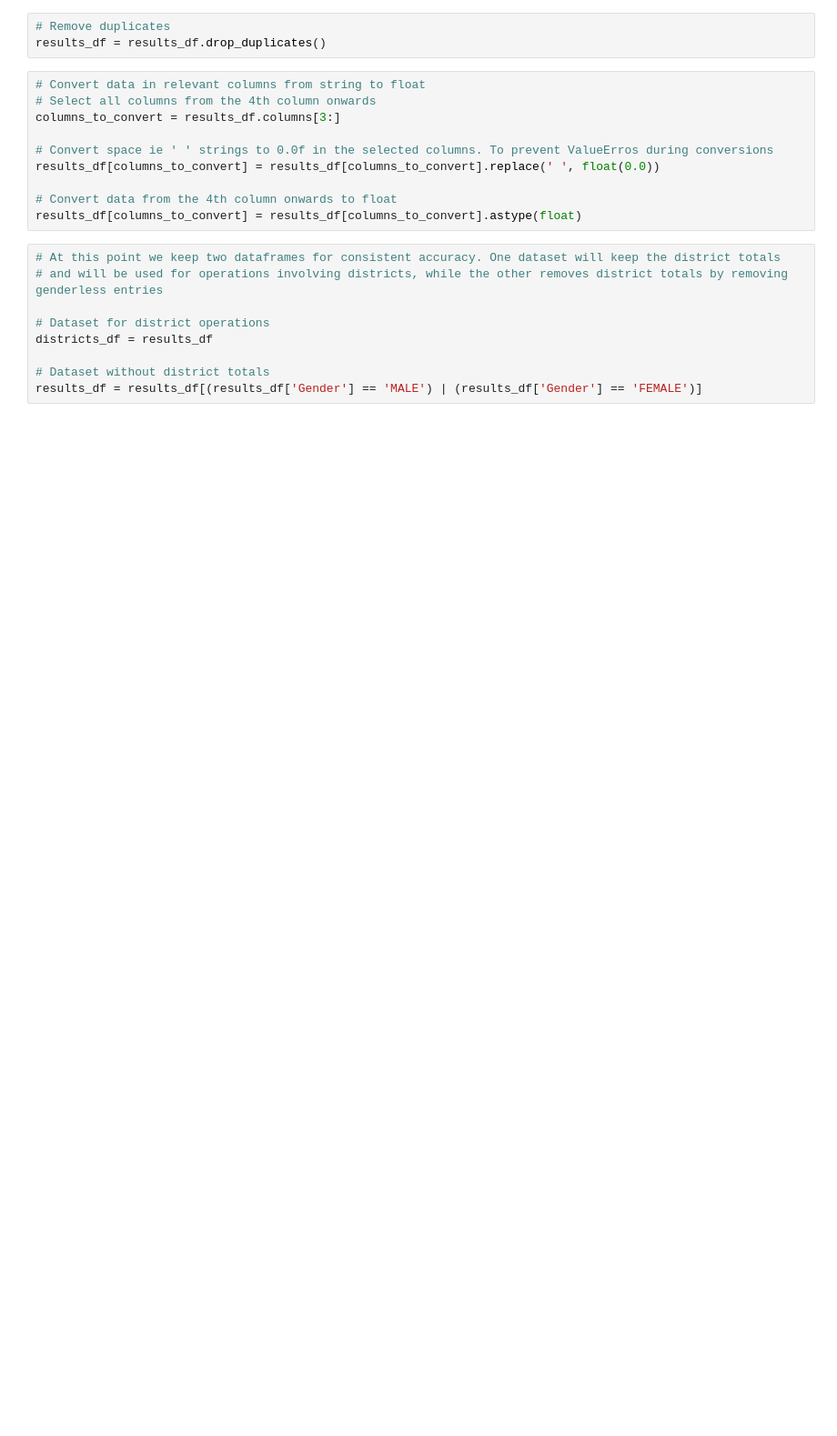
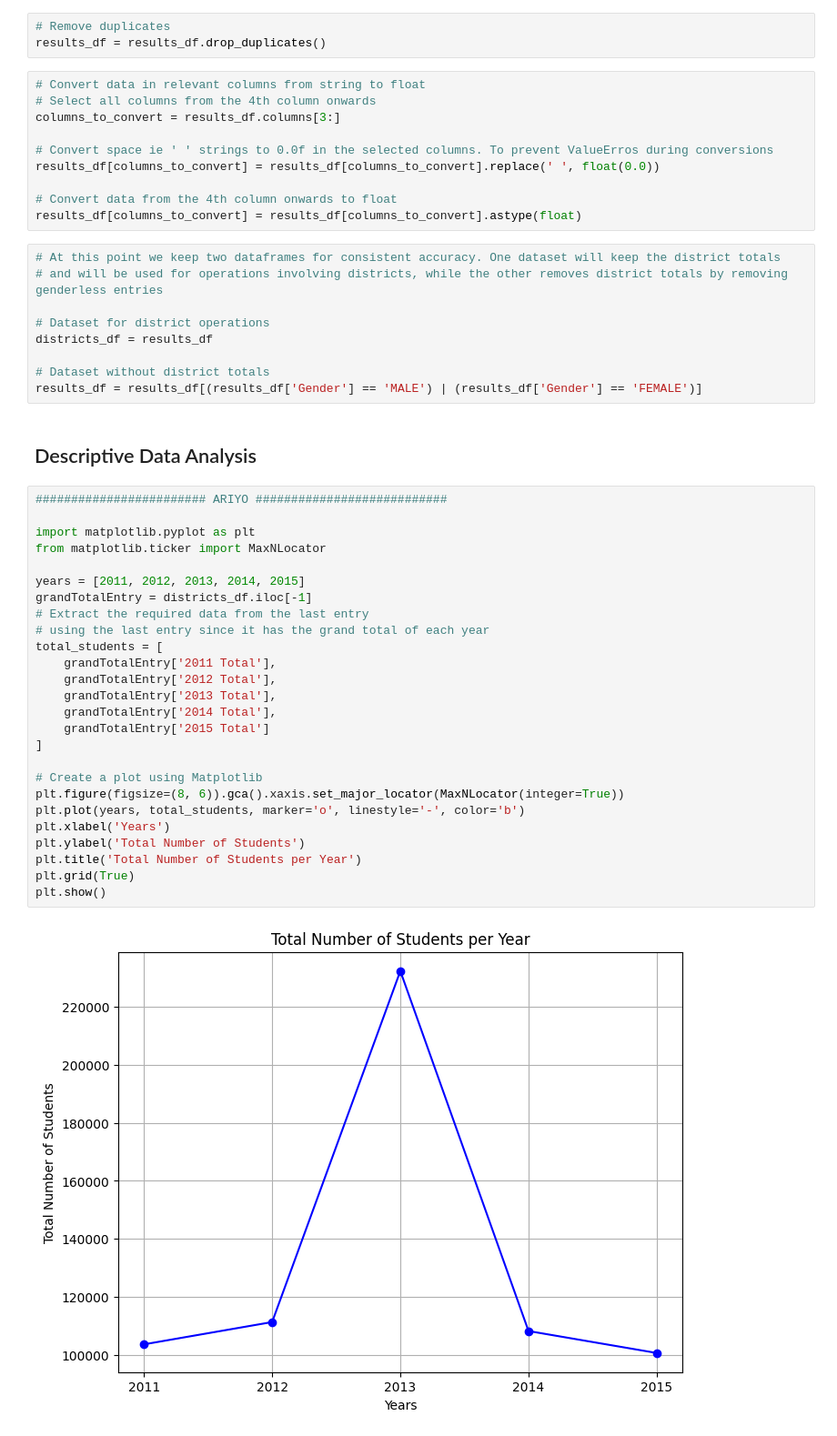
Before and after one commit to MickFrog/uace-analysis, a Jupyter notebook: uace_analysis.ipynb, the cells around one changed output. Shown at 91% size. Drawn from its saved outputs; the diff is of its cells as text; blank space fills up the shorter version.

Commit message:
Add descriptive analysis + general perfomance

```diff
--- a/uace_analysis.ipynb
+++ b/uace_analysis.ipynb
@@ -152,3 +188,33 @@ districts_df = results_df
 
 # Dataset without district totals
 results_df = results_df[(results_df['Gender'] == 'MALE') | (results_df['Gender'] == 'FEMALE')]
+# %% [markdown]
+## Descriptive Data Analysis
+# %%
+######################## ARIYO ###########################
+
+import matplotlib.pyplot as plt
+from matplotlib.ticker import MaxNLocator
+
+years = [2011, 2012, 2013, 2014, 2015]
+grandTotalEntry = districts_df.iloc[-1]
+# Extract the required data from the last entry
+# using the last entry since it has the grand total of each year
+total_students = [
+    grandTotalEntry['2011 Total'],
+    grandTotalEntry['2012 Total'],
+    grandTotalEntry['2013 Total'],
+    grandTotalEntry['2014 Total'],
+    grandTotalEntry['2015 Total']
+]
+
+# Create a plot using Matplotlib
+plt.figure(figsize=(8, 6)).gca().xaxis.set_major_locator(MaxNLocator(integer=True))
+plt.plot(years, total_students, marker='o', linestyle='-', color='b')
+plt.xlabel('Years')
+plt.ylabel('Total Number of Students')
+plt.title('Total Number of Students per Year')
+plt.grid(True)
+plt.show()
+# %% [output]
+[figure, added]
```
Also changed, not shown: parts of 5 cells of this notebook.
